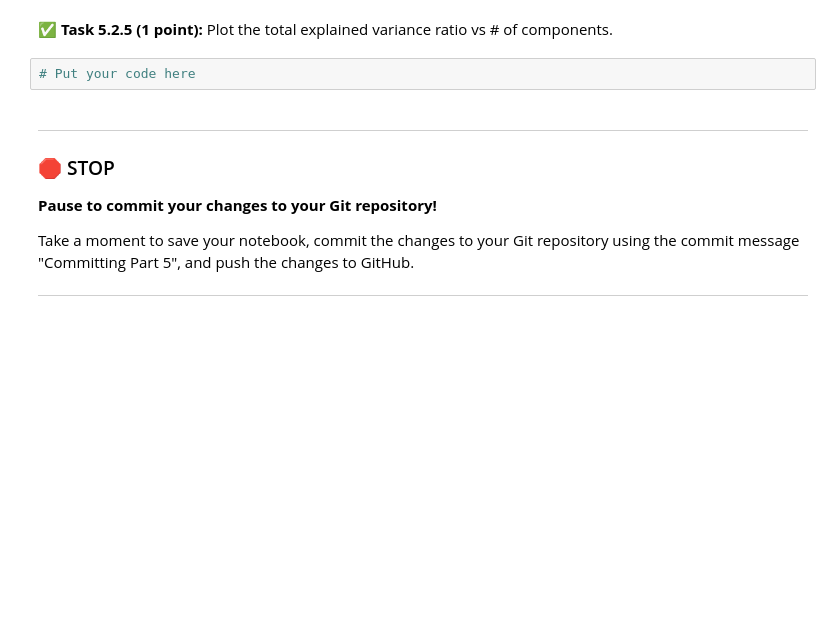
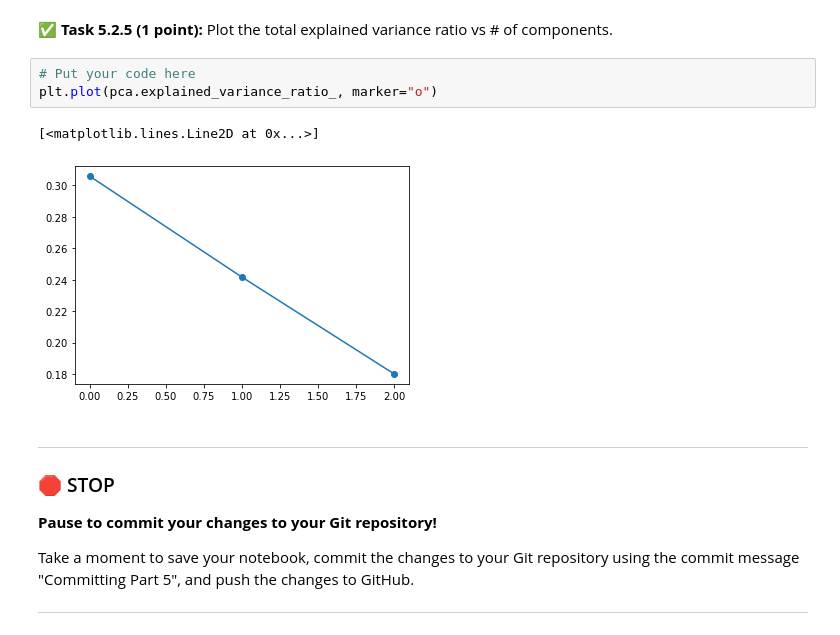
Before and after one commit to barnbyje/cmse202-s22-turnin, a Jupyter notebook: hw-05/HW-05_LogisticPerceptronPCAandSVM_STUDENT.ipynb, the cells around one changed output. Drawn from its saved outputs; the diff is of its cells as text; blank space fills up the shorter version.

```diff
--- a/hw-05/HW-05_LogisticPerceptronPCAandSVM_STUDENT.ipynb
+++ b/hw-05/HW-05_LogisticPerceptronPCAandSVM_STUDENT.ipynb
@@ -484,6 +604,10 @@ For 1 through 10 components, use your function above to compute and store (as a
 **&#9989; Task 5.2.5 (1 point):** Plot the total explained variance ratio vs # of components.
 # %%
 # Put your code here
+plt.plot(pca.explained_variance_ratio_, marker="o")
+# %% [output]
+[<matplotlib.lines.Line2D at 0x...>]
+[figure, added]
 # %% [markdown]
 ---
 ### &#128721; STOP
```
Also changed, not shown: parts of 16 cells of this notebook.
